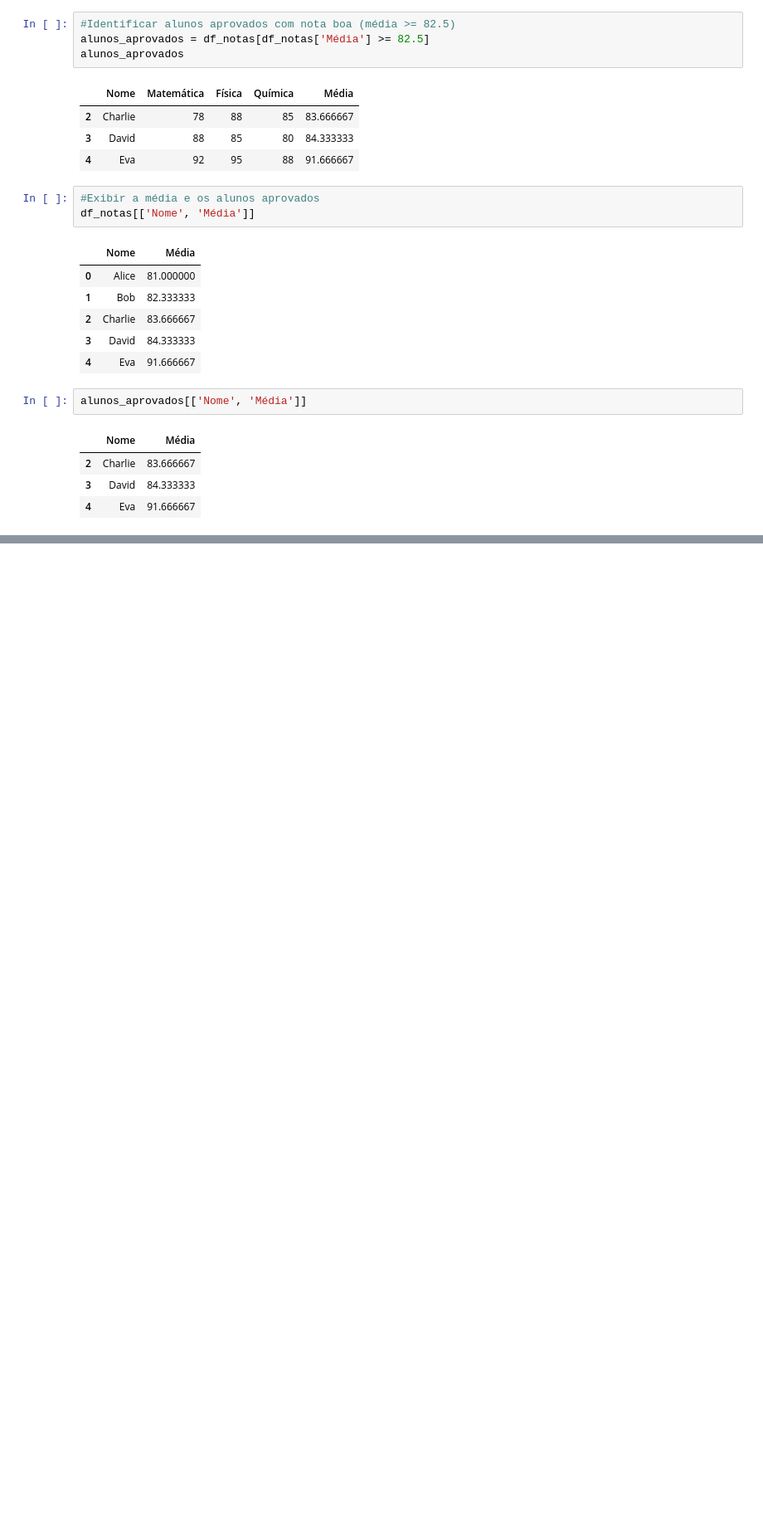
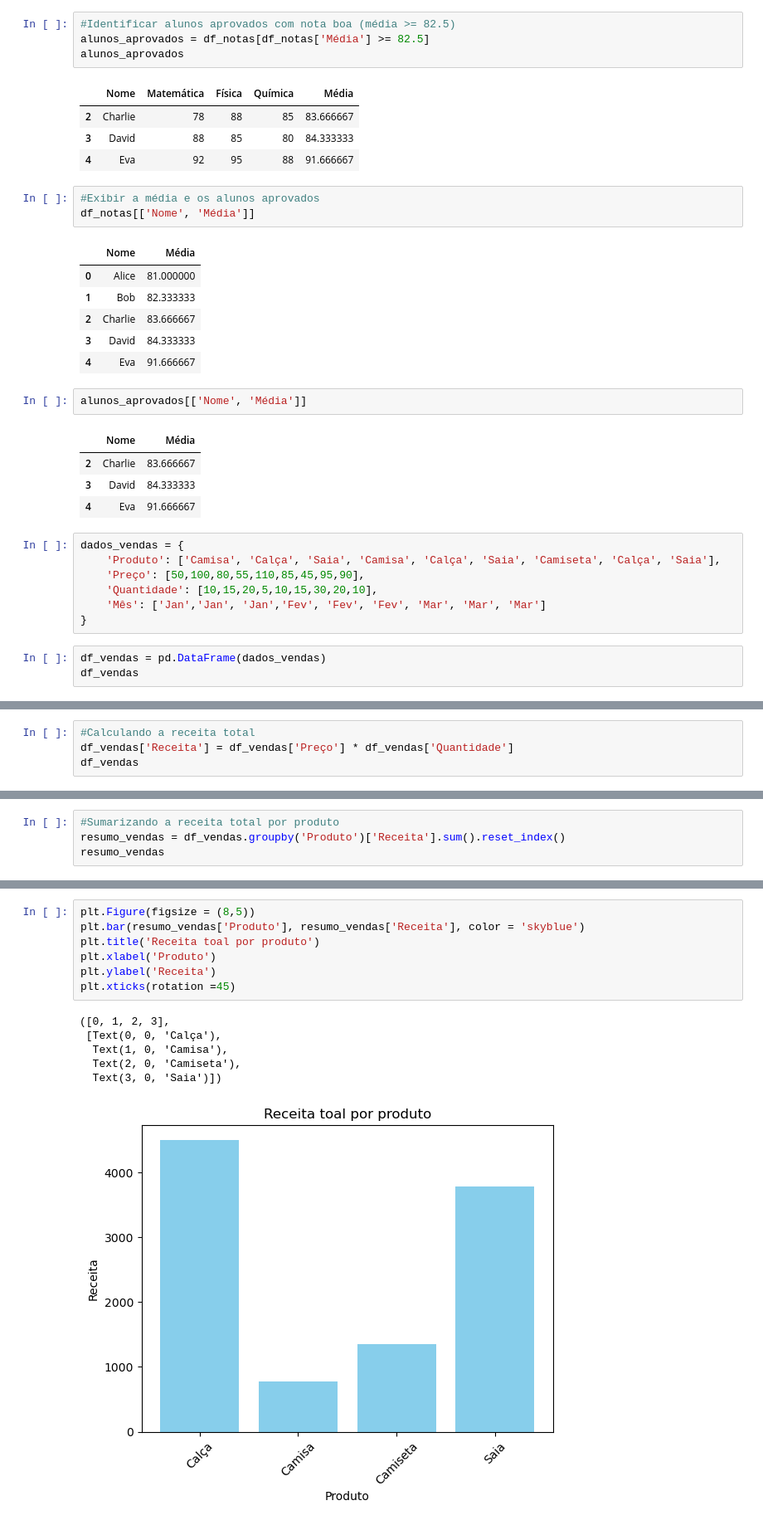
Before and after one commit to leandroclv/Analise_Dados_Python_Panda, a Jupyter notebook: pandas/introducao_pandas.ipynb, the cells around one changed output, grey strips where cells are left out. Shown at 83% size. Saved outputs shown, nothing was run; the diff lists cells and outputs as text; blank space fills up the shorter version.

```diff
--- a/pandas/introducao_pandas.ipynb
+++ b/pandas/introducao_pandas.ipynb
@@ -139,3 +139,13 @@ alunos_aprovados[['Nome', 'Média']]
 | 2 | Charlie | 83.666667 |
 | 3 | David | 84.333333 |
 | 4 | Eva | 91.666667 |
+# %%
+dados_vendas = {
+    'Produto': ['Camisa', 'Calça', 'Saia', 'Camisa', 'Calça', 'Saia', 'Camiseta', 'Calça', 'Saia'],
+    'Preço': [50,100,80,55,110,85,45,95,90],
+    'Quantidade': [10,15,20,5,10,15,30,20,10],
+    'Mês': ['Jan','Jan', 'Jan','Fev', 'Fev', 'Fev', 'Mar', 'Mar', 'Mar']
+}
+# %%
+df_vendas = pd.DataFrame(dados_vendas)
+df_vendas
@@ -141,0 +163,4 @@ alunos_aprovados[['Nome', 'Média']]
+# %%
+#Calculando a receita total
+df_vendas['Receita'] = df_vendas['Preço'] * df_vendas['Quantidade']
+df_vendas
@@ -141,0 +178,4 @@ alunos_aprovados[['Nome', 'Média']]
+# %%
+#Sumarizando a receita total por produto
+resumo_vendas = df_vendas.groupby('Produto')['Receita'].sum().reset_index()
+resumo_vendas
@@ -141,0 +199,14 @@ alunos_aprovados[['Nome', 'Média']]
+# %%
+plt.Figure(figsize = (8,5))
+plt.bar(resumo_vendas['Produto'], resumo_vendas['Receita'], color = 'skyblue')
+plt.title('Receita toal por produto')
+plt.xlabel('Produto')
+plt.ylabel('Receita')
+plt.xticks(rotation =45)
+# %% [output]
+([0, 1, 2, 3],
+ [Text(0, 0, 'Calça'),
+  Text(1, 0, 'Camisa'),
+  Text(2, 0, 'Camiseta'),
+  Text(3, 0, 'Saia')])
+[figure, added]
```
Also changed, not shown: parts of 16 cells of this notebook.
